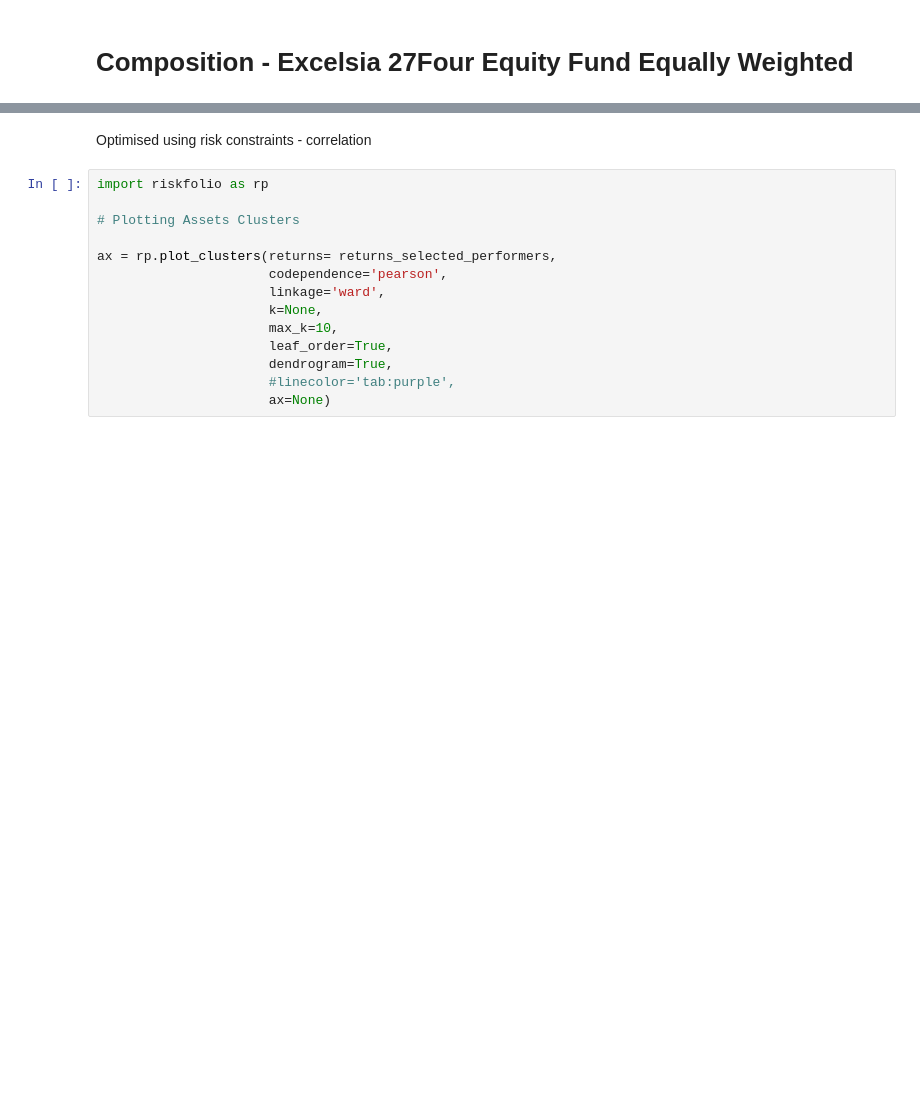
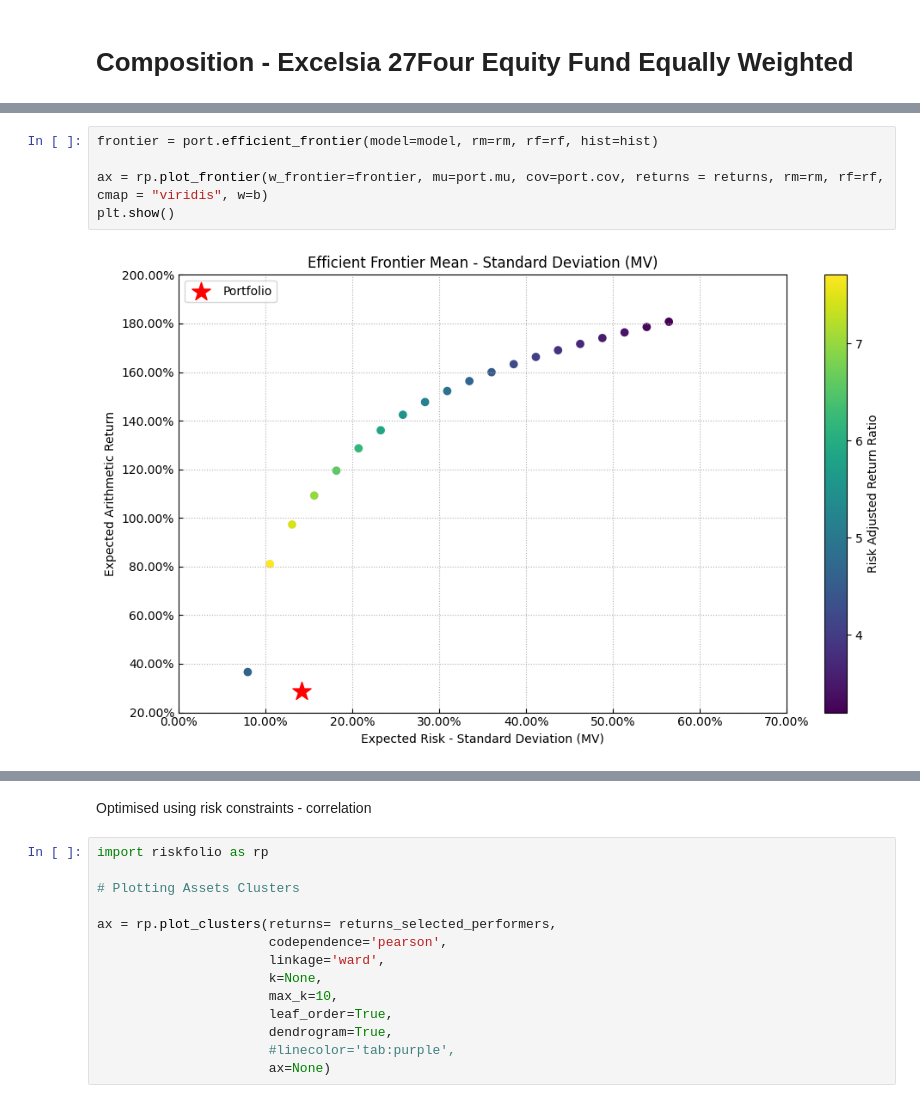
Before and after one commit to alexndala/portfolio-construction, a Jupyter notebook: PORTFOLIO_CONSTRUCTION (1).ipynb, the cells around one changed output, grey strips where cells are left out. Cells and saved outputs as stored; diff of their text form; blank space fills up the shorter version.

Commit message:
efficient frontier, full report

```diff
--- a/PORTFOLIO_CONSTRUCTION (1).ipynb
+++ b/PORTFOLIO_CONSTRUCTION (1).ipynb
@@ -395,0 +434,7 @@ ax = rp.plot_pie(w=b, title=' Excelsia Equal Balanced Portfolio', others=0.05, n
+# %%
+frontier = port.efficient_frontier(model=model, rm=rm, rf=rf, hist=hist)
+
+ax = rp.plot_frontier(w_frontier=frontier, mu=port.mu, cov=port.cov, returns = returns, rm=rm, rf=rf, cmap = "viridis", w=b)
+plt.show()
+# %% [output]
+[figure, added]
```
Also changed, not shown: parts of 17 cells of this notebook.
